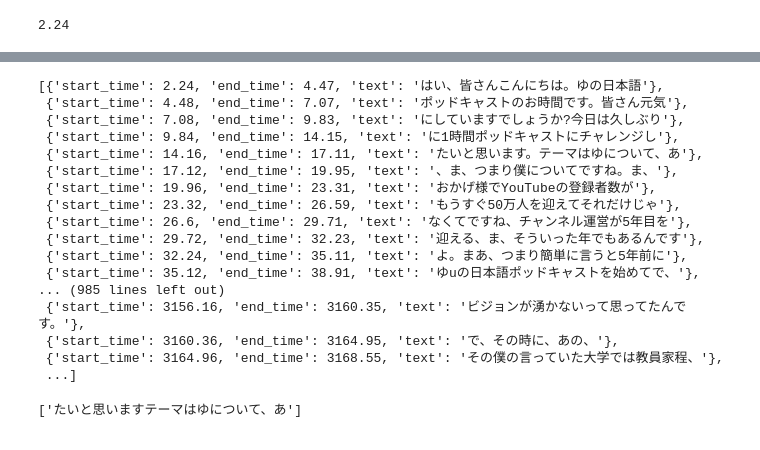
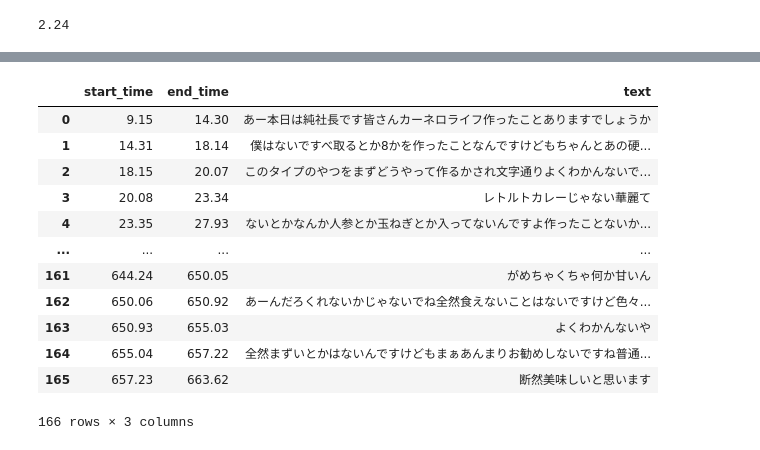
Before and after one commit to Evan-X-Hu/Japanese_Lang_Project, a Jupyter notebook: data_exploration/Japanese_Lang_Data.ipynb, the cells around one changed output, grey strips where cells are left out. Drawn from its saved outputs; the diff is of its cells as text; code cells hidden in the pictures.

```diff
--- a/data_exploration/Japanese_Lang_Data.ipynb
+++ b/data_exploration/Japanese_Lang_Data.ipynb
@@ -303,11 +303,10 @@ def vtt_clean(input_file):
     content = content.split("\n") # Create array of all the lines with content
     content = [item for item in content if item not in ('', ' ')]
 
-    window = 1
     cur_sent = ""
-    c_len = len(content)
+    c_len = len(content) - 1
     data = []
-    for i in range(0, c_len, window):
+    for i in range(0, c_len):
         if "-->" not in content[i]:
             continue
 
@@ -334,4 +333,5 @@ e_test
 data1 = vtt_clean("/home/evanxavierhu/Documents/VSCode_Local_Projects/JL_Project/Japanese_Lang_Project/data_exploration/japanese_media/【1hour Podcast】本名は？結婚してる？苦手なことは？YUYUについて話しました！ (Japanese Radio for Listening practice).ja.vtt")
 data2 = vtt_clean("/home/evanxavierhu/Documents/VSCode_Local_Projects/JL_Project/Japanese_Lang_Project/data_exploration/japanese_media/【Japanese Podcast】I Got This! - Master 706 Essential Words Without Even Noticing.ja.vtt")
 data3 = vtt_clean("/home/evanxavierhu/Documents/VSCode_Local_Projects/JL_Project/Japanese_Lang_Project/data_exploration/japanese_media/平井 大 ⧸ Slow & Easy（Music Video）.ja.vtt")
+data4 = vtt_clean("/home/evanxavierhu/Documents/VSCode_Local_Projects/JL_Project/Japanese_Lang_Project/data_exploration/japanese_media/カレーに100種類の食べ物を隠し味にブチ込んで食ってみた.ja.vtt")
 # %%
@@ -358,23 +358,4 @@ data1
 data1_df = pd.DataFrame(data1)
 data2_df = pd.DataFrame(data2)
 data3_df = pd.DataFrame(data3)
+data4_df = pd.DataFrame(data4)
-# %%
-data1
-# %% [output]
-[{'start_time': 2.24, 'end_time': 4.47, 'text': 'はい、皆さんこんにちは。ゆの日本語'},
- {'start_time': 4.48, 'end_time': 7.07, 'text': 'ポッドキャストのお時間です。皆さん元気'},
- {'start_time': 7.08, 'end_time': 9.83, 'text': 'にしていますでしょうか?今日は久しぶり'},
- {'start_time': 9.84, 'end_time': 14.15, 'text': 'に1時間ポッドキャストにチャレンジし'},
- {'start_time': 14.16, 'end_time': 17.11, 'text': 'たいと思います。テーマはゆについて、あ'},
- {'start_time': 17.12, 'end_time': 19.95, 'text': '、ま、つまり僕についてですね。ま、'},
- {'start_time': 19.96, 'end_time': 23.31, 'text': 'おかげ様でYouTubeの登録者数が'},
- {'start_time': 23.32, 'end_time': 26.59, 'text': 'もうすぐ50万人を迎えてそれだけじゃ'},
- {'start_time': 26.6, 'end_time': 29.71, 'text': 'なくてですね、チャンネル運営が5年目を'},
- {'start_time': 29.72, 'end_time': 32.23, 'text': '迎える、ま、そういった年でもあるんです'},
- {'start_time': 32.24, 'end_time': 35.11, 'text': 'よ。まあ、つまり簡単に言うと5年前に'},
- {'start_time': 35.12, 'end_time': 38.91, 'text': 'ゆuの日本語ポッドキャストを始めてで、'},
-... (985 lines left out)
- {'start_time': 3156.16, 'end_time': 3160.35, 'text': 'ビジョンが湧かないって思ってたんです。'},
- {'start_time': 3160.36, 'end_time': 3164.95, 'text': 'で、その時に、あの、'},
- {'start_time': 3164.96, 'end_time': 3168.55, 'text': 'その僕の言っていた大学では教員家程、'},
- ...]
@@ -410,9 +362,19 @@ data1
-# %%
-# my_list = [{'one': 1}, 'two', 'three']
-# my_list[0]['one']
-re.split(r'(?<=[。？！])', "たいと思いますテーマはゆについて、あ")
-# %% [output]
-['たいと思いますテーマはゆについて、あ']
+# %%
+data4_df
+# %% [output]
+|  | start_time | end_time | text |
+| 0 | 9.15 | 14.30 | あー本日は純社長です皆さんカーネロライフ作ったことありますでしょうか |
+| 1 | 14.31 | 18.14 | 僕はないですべ取るとか8かを作ったことなんですけどもちゃんとあの硬... |
+| 2 | 18.15 | 20.07 | このタイプのやつをまずどうやって作るかされ文字通りよくわかんないで... |
+| 3 | 20.08 | 23.34 | レトルトカレーじゃない華麗て |
+| 4 | 23.35 | 27.93 | ないとかなんか人参とか玉ねぎとか入ってないんですよ作ったことないか... |
+| ... | ... | ... | ... |
+| 161 | 644.24 | 650.05 | がめちゃくちゃ何か甘いん |
+| 162 | 650.06 | 650.92 | あーんだろくれないかじゃないでね全然食えないことはないですけど色々... |
+| 163 | 650.93 | 655.03 | よくわかんないや |
+| 164 | 655.04 | 657.22 | 全然まずいとかはないんですけどもまぁあんまりお勧めしないですね普通... |
+| 165 | 657.23 | 663.62 | 断然美味しいと思います |
+166 rows × 3 columns
 # %%
 # Map to data helper function
 def sent_to_data(sent_id, text, start_time, end_time):
```
Also changed, not shown: parts of 12 cells of this notebook.
